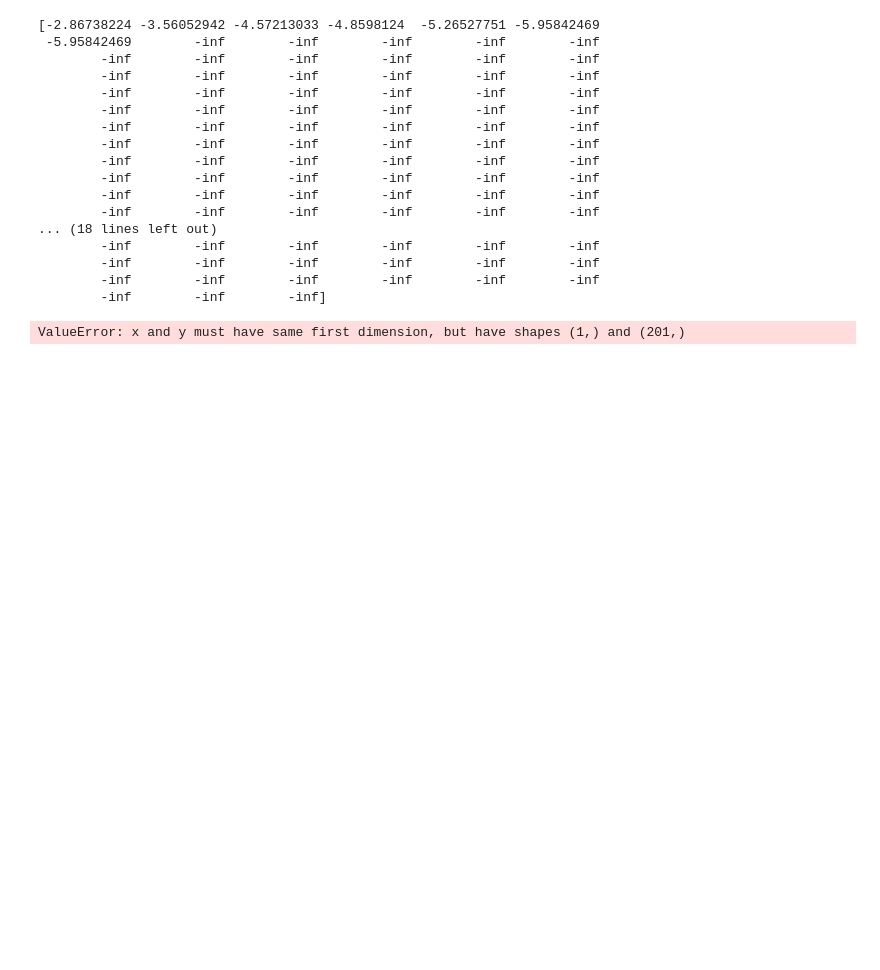
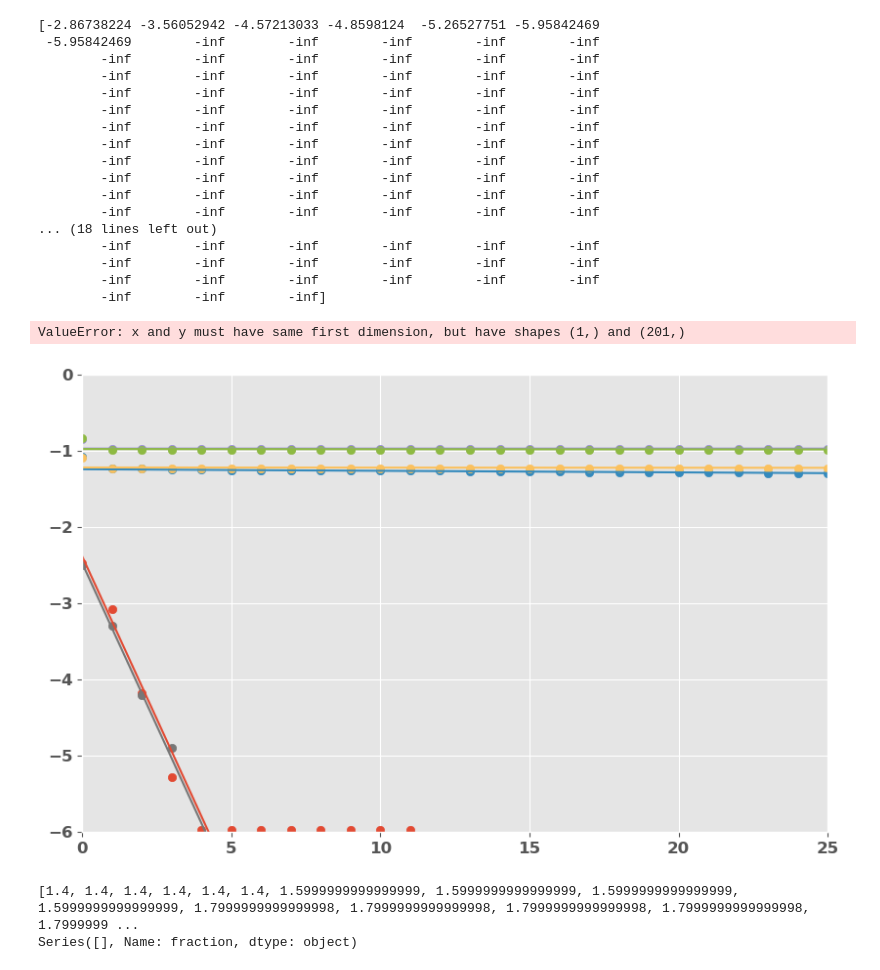
Before and after one commit to gcorlouer/SLTforSGD, a Jupyter notebook: notebooks/check_regression.ipynb, the cells around one changed output. Cells and saved outputs as stored; diff of their text form; code cells hidden in the pictures; blank space fills up the shorter version.

```diff
--- a/notebooks/check_regression.ipynb
+++ b/notebooks/check_regression.ipynb
@@ -60,7 +60,7 @@ model = PolyModel(w0=w0, seed=seed_init, wmax=wmax, wmin=-wmax)
 sgd_runner = SGDPolyRunner(nSGD=nSGD, nsamples=nsamples, seed=seed_data, shuffle=shuffle,
                            batch_size=batch_size, auto=True)
 # Run parameter sweep
-w0_range = np.arange(1.5, 2, 0.1)
+w0_range = np.arange(1.4, 2, 0.2)
 batch_range = np.arange(5, 25, 10)
 lr_range = [0.1, 0.01, 0.001]
 df = sgd_runner.parameter_sweep(w0_range, batch_range, lr_range,
@@ -132,3 +126,31 @@ plt.show()
         -inf        -inf        -inf        -inf        -inf        -inf
         -inf        -inf        -inf]
 ValueError: x and y must have same first dimension, but have shapes (1,) and (201,)
+# %%
+%matplotlib inline
+cleaned_df = df.copy().dropna()
+w0s = sorted(list(set(cleaned_df["w0"].to_list())))
+w0 = w0s[0]
+nB = len(cleaned_df["fraction"].loc[cleaned_df["w0"]==w0])
+for i in range(nB):
+    fraction = cleaned_df["fraction"].loc[cleaned_df["w0"]==w0].iloc[i]
+    log_frac = np.log(fraction)
+    slope = cleaned_df["escape_rate"].loc[cleaned_df["w0"]==w0].iloc[i]
+    intercept = cleaned_df["intercept"].loc[cleaned_df["w0"]==w0].iloc[i]
+    time = np.arange(0,len(fraction))
+    y = slope * time + intercept
+    plt.scatter(time, log_frac)
+    plt.xlim(0,25)
+    plt.ylim(-6,0)
+    plt.plot(time, y)
+plt.show()
+# %% [output]
+[figure, added]
+# %%
+w0s = cleaned_df["w0"].to_list()
+print(w0s)
+fraction = cleaned_df["fraction"].loc[cleaned_df["w0"]==w0]
+print(fraction)
+# %% [output]
+[1.4, 1.4, 1.4, 1.4, 1.4, 1.4, 1.5999999999999999, 1.5999999999999999, 1.5999999999999999, 1.5999999999999999, 1.7999999999999998, 1.7999999999999998, 1.7999999999999998, 1.7999999999999998, 1.7999999 ...
+Series([], Name: fraction, dtype: object)
```
Also changed, not shown: parts of 2 cells of this notebook, 2 other files.
